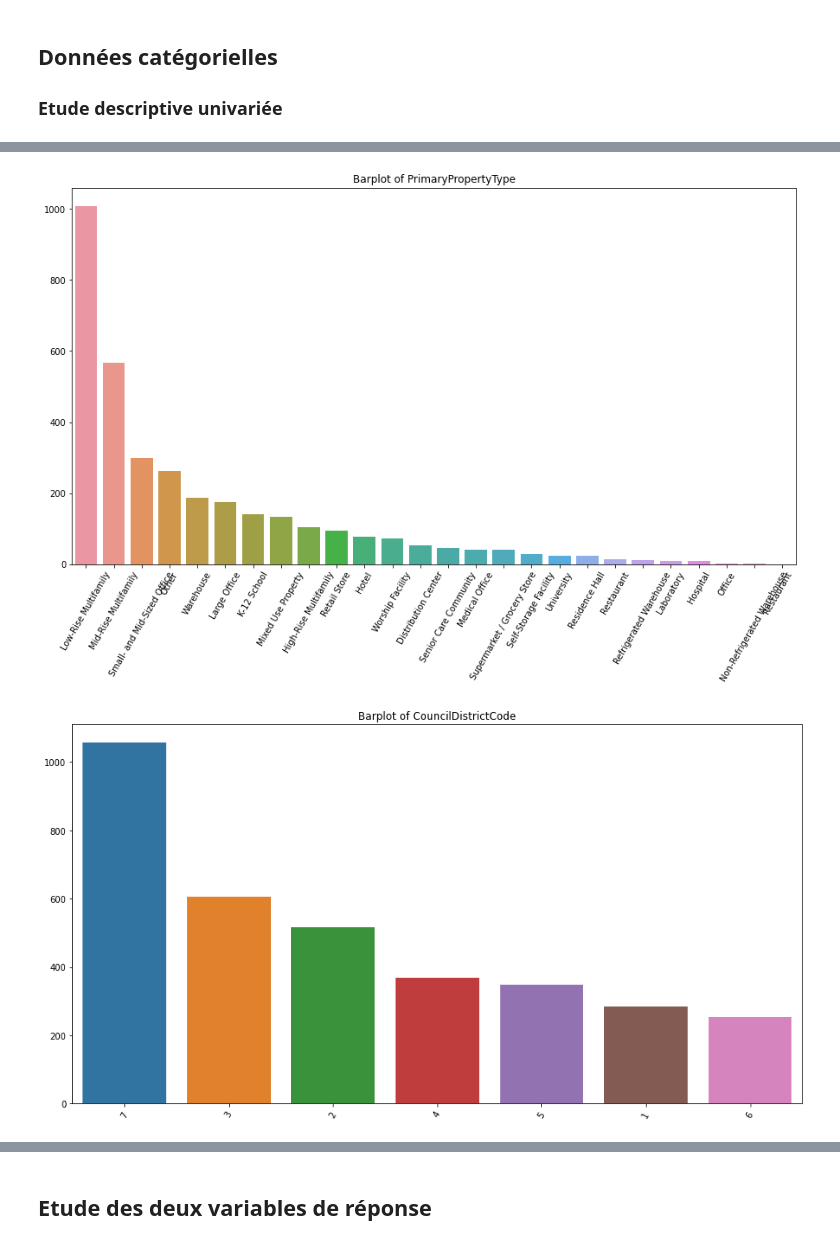
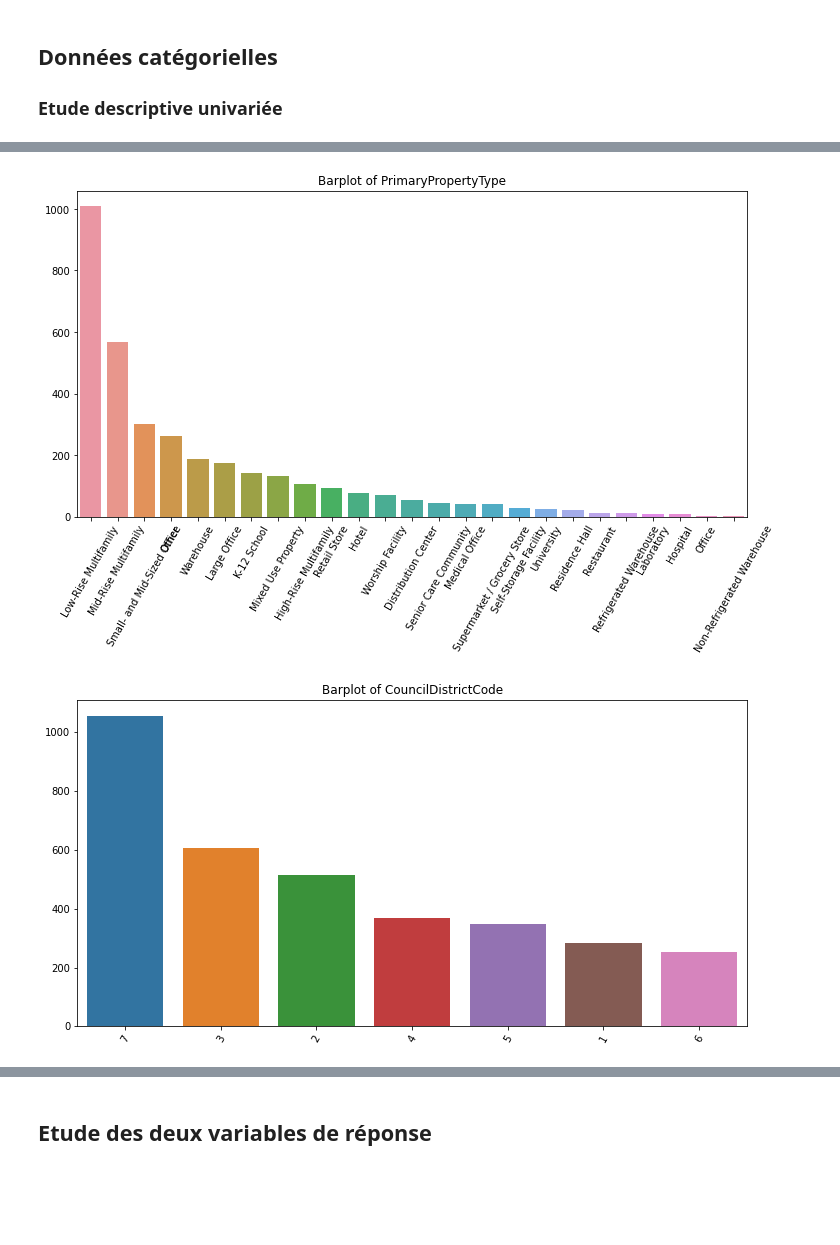
Before and after one commit to ClaireGayral/formation_openclassroom, a Jupyter notebook: P3_gayral_claire/preprocess.ipynb, the cells around one changed output, grey strips where cells are left out. Drawn from its saved outputs; the diff is of its cells as text; code cells hidden in the pictures; blank space fills up the shorter version.

```diff
--- a/P3_gayral_claire/preprocess.ipynb
+++ b/P3_gayral_claire/preprocess.ipynb
@@ -351,3 +349,6 @@ data.at[data["PrimaryPropertyType"] == "Restaurant\n", "PrimaryPropertyType"] =
+# %%
+data.at[data["PrimaryPropertyType"] == "Restaurant\n", "PrimaryPropertyType"] = "Restaurant"
+data.at[:,"PrimaryPropertyType"] = data["PrimaryPropertyType"].cat.remove_unused_categories()
 # %% [markdown]
 # 2. Prétraitements
 
@@ -638,7 +636,7 @@ def plot_barplot(y):
         sns.barplot(x=y.values, y=y.index, order=y.sort_values(ascending=False).index)
 
 for colname in cat_training_var:
-    fig = plt.figure(figsize=(15, 8))
+    plt.figure(figsize=(12, 6))
     y = data[colname].value_counts().sort_values(ascending=False)
     plot_barplot(y)
     plt.show()
@@ -647,2 +645,2 @@ for colname in cat_training_var:
-[figure, old version]
+[figure, new version]
-[figure, old version]
+[figure, new version]
```
Also changed, not shown: parts of 32 cells of this notebook, 3 other files.
